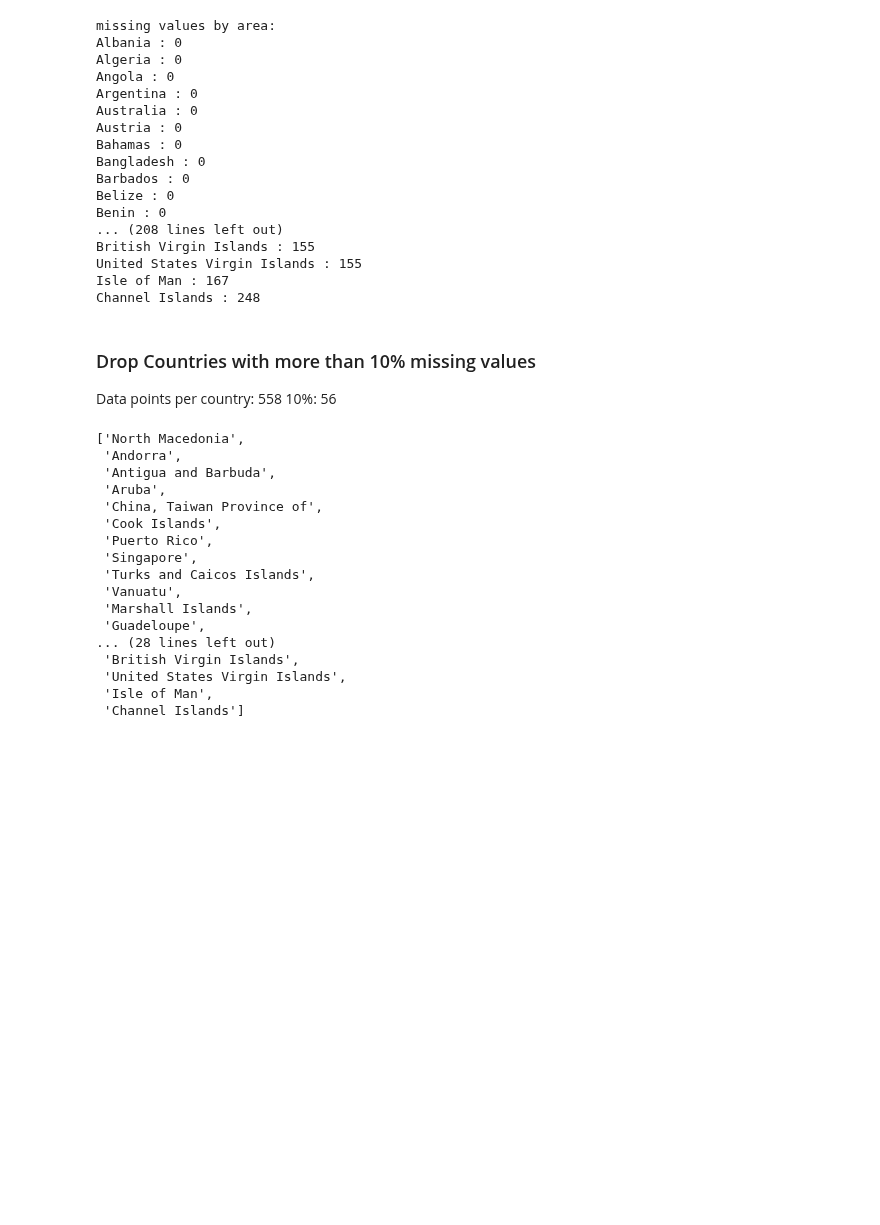
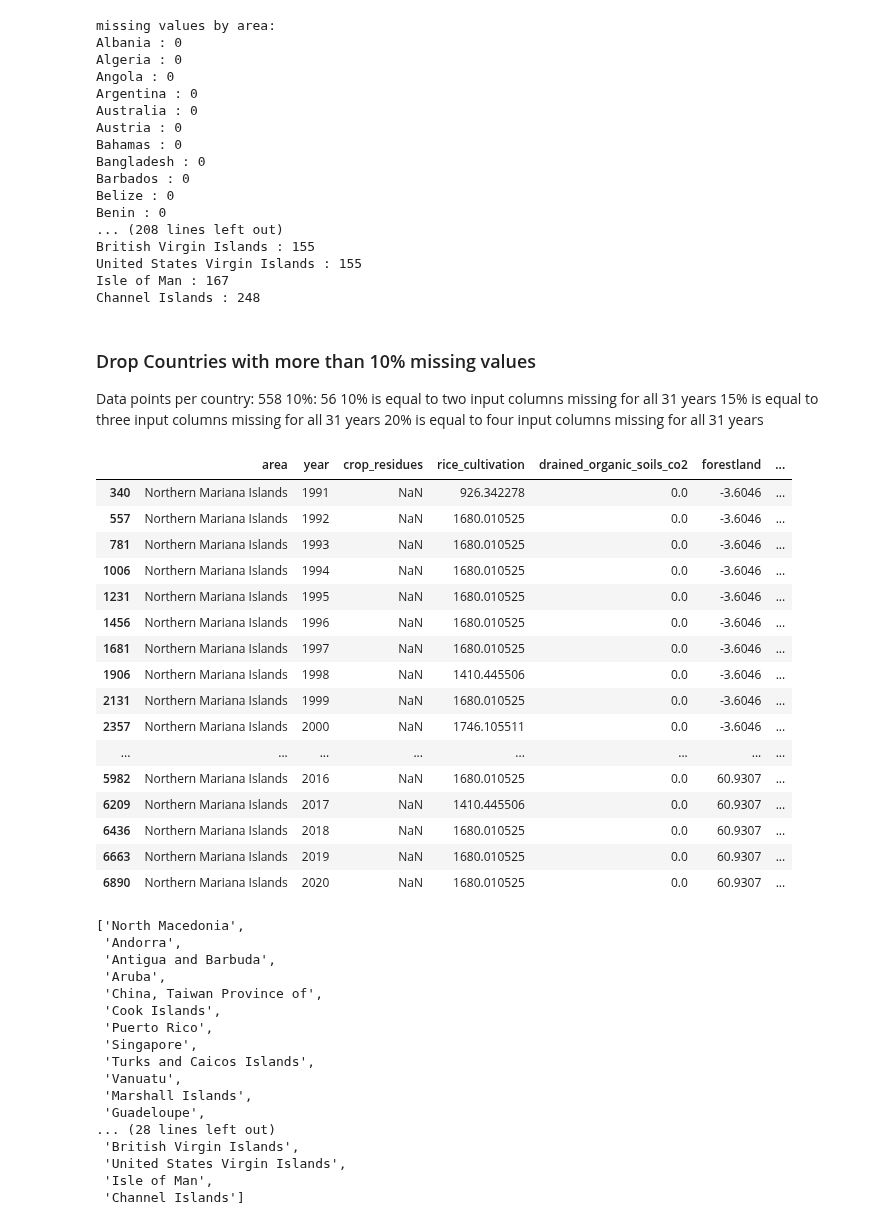
Before and after one commit to fayesimone/agriculture_emissions_prediction, a Jupyter notebook: cleaning_and_feat_eng.ipynb, the cells around one changed output. Drawn from its saved outputs; the diff is of its cells as text; code cells hidden in the pictures; blank space fills up the shorter version.

```diff
--- a/cleaning_and_feat_eng.ipynb
+++ b/cleaning_and_feat_eng.ipynb
@@ -404,6 +404,29 @@ Channel Islands : 248
 
 Data points per country: 558
 </br>10%: 56
+</br>10% is equal to two input columns missing for all 31 years
+</br>15% is equal to three input columns missing for all 31 years
+</br>20% is equal to four input columns missing for all 31 years
+# %%
+ag_data[ag_data['area']=='Northern Mariana Islands']
+# %% [output]
+|  | area | year | crop_residues | rice_cultivation | drained_organic_soils_co2 | forestland | ... |
+| 340 | Northern Mariana Islands | 1991 | NaN | 926.342278 | 0.0 | -3.6046 | ... |
+| 557 | Northern Mariana Islands | 1992 | NaN | 1680.010525 | 0.0 | -3.6046 | ... |
+| 781 | Northern Mariana Islands | 1993 | NaN | 1680.010525 | 0.0 | -3.6046 | ... |
+| 1006 | Northern Mariana Islands | 1994 | NaN | 1680.010525 | 0.0 | -3.6046 | ... |
+| 1231 | Northern Mariana Islands | 1995 | NaN | 1680.010525 | 0.0 | -3.6046 | ... |
+| 1456 | Northern Mariana Islands | 1996 | NaN | 1680.010525 | 0.0 | -3.6046 | ... |
+| 1681 | Northern Mariana Islands | 1997 | NaN | 1680.010525 | 0.0 | -3.6046 | ... |
+| 1906 | Northern Mariana Islands | 1998 | NaN | 1410.445506 | 0.0 | -3.6046 | ... |
+| 2131 | Northern Mariana Islands | 1999 | NaN | 1680.010525 | 0.0 | -3.6046 | ... |
+| 2357 | Northern Mariana Islands | 2000 | NaN | 1746.105511 | 0.0 | -3.6046 | ... |
+| ... | ... | ... | ... | ... | ... | ... | ... |
+| 5982 | Northern Mariana Islands | 2016 | NaN | 1680.010525 | 0.0 | 60.9307 | ... |
+| 6209 | Northern Mariana Islands | 2017 | NaN | 1410.445506 | 0.0 | 60.9307 | ... |
+| 6436 | Northern Mariana Islands | 2018 | NaN | 1680.010525 | 0.0 | 60.9307 | ... |
+| 6663 | Northern Mariana Islands | 2019 | NaN | 1680.010525 | 0.0 | 60.9307 | ... |
+| 6890 | Northern Mariana Islands | 2020 | NaN | 1680.010525 | 0.0 | 60.9307 | ... |
 # %%
 areas_missing_10 = dict((k, v) for k, v in areas_missing_sorted.items() if v >= 56)
 # %%
```
Also changed, not shown: parts of 3 cells of this notebook.
